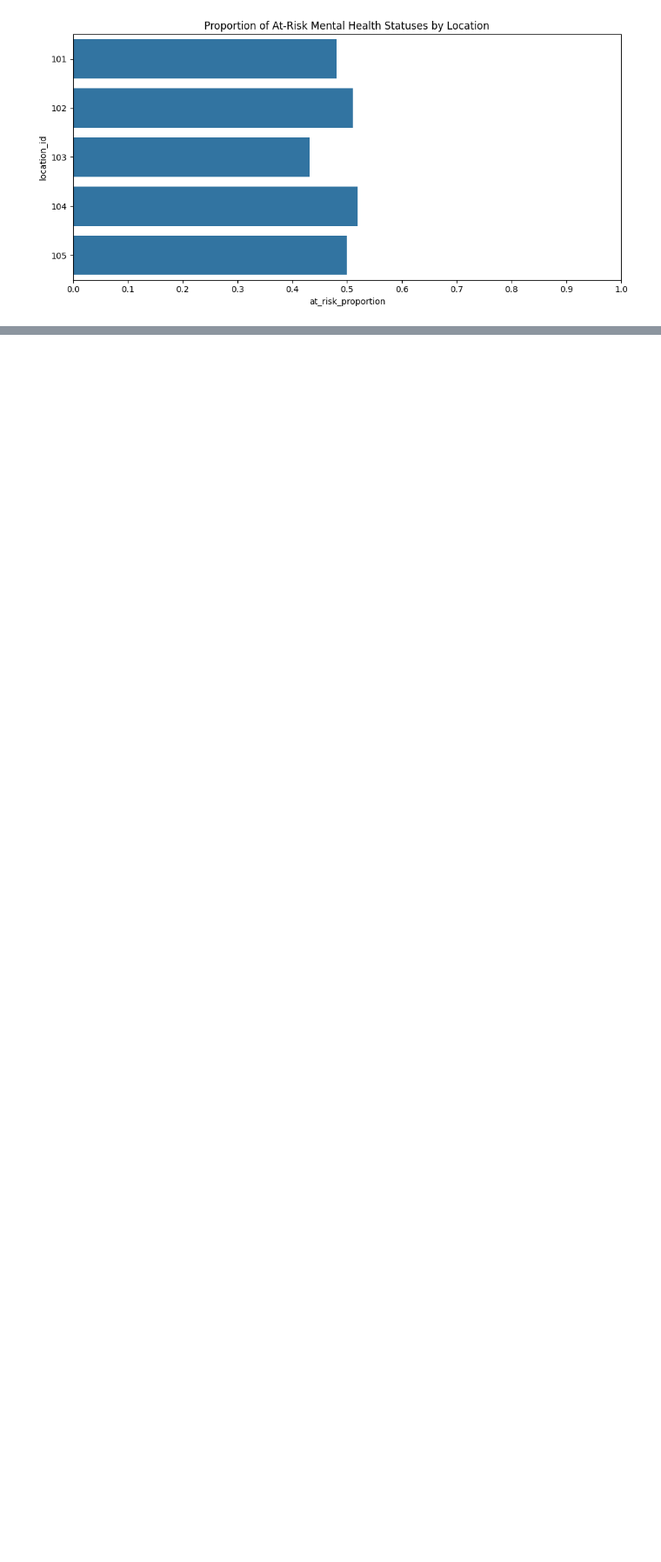
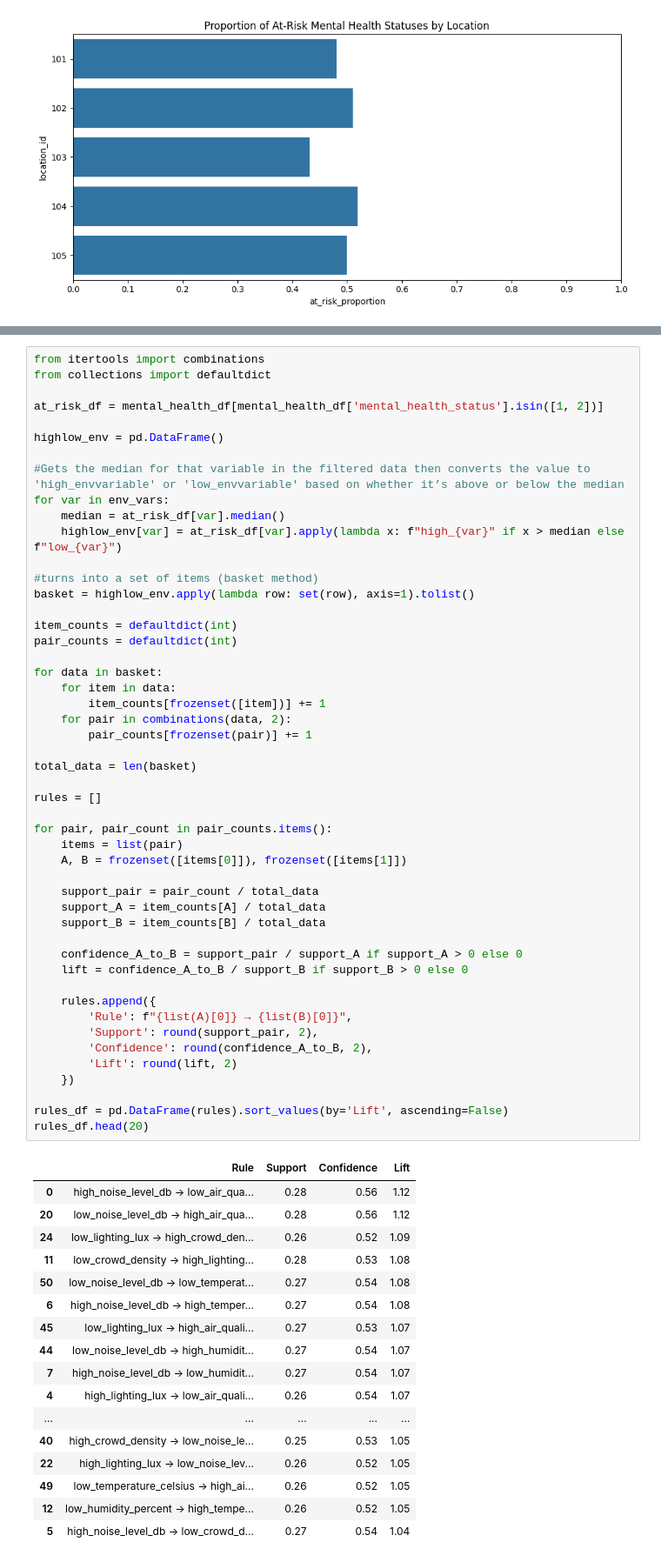
Before and after one commit to lanc3reyes/csmodel_mp, a Jupyter notebook: CSMODEL_Phase1_Group9.ipynb, the cells around one changed output, grey strips where cells are left out. Shown at 87% size. Saved outputs shown, nothing was run; the diff lists cells and outputs as text; blank space fills up the shorter version.

```diff
--- a/CSMODEL_Phase1_Group9.ipynb
+++ b/CSMODEL_Phase1_Group9.ipynb
@@ -856,0 +955,67 @@ To summarize the graph, the displays the proportion of mental health records mar
+# %%
+from itertools import combinations
+from collections import defaultdict
+
+at_risk_df = mental_health_df[mental_health_df['mental_health_status'].isin([1, 2])]
+
+highlow_env = pd.DataFrame()
+
+#Gets the median for that variable in the filtered data then converts the value to 'high_envvariable' or 'low_envvariable' based on whether it’s above or below the median
+for var in env_vars:
+    median = at_risk_df[var].median()
+    highlow_env[var] = at_risk_df[var].apply(lambda x: f"high_{var}" if x > median else f"low_{var}")
+
+#turns into a set of items (basket method)
+basket = highlow_env.apply(lambda row: set(row), axis=1).tolist()
+
+item_counts = defaultdict(int)
+pair_counts = defaultdict(int)
+
+for data in basket:
+    for item in data:
+        item_counts[frozenset([item])] += 1
+    for pair in combinations(data, 2):
+        pair_counts[frozenset(pair)] += 1
+
+total_data = len(basket)
+
+rules = []
+
+for pair, pair_count in pair_counts.items():
+    items = list(pair)
+    A, B = frozenset([items[0]]), frozenset([items[1]])
+
+    support_pair = pair_count / total_data
+    support_A = item_counts[A] / total_data
+    support_B = item_counts[B] / total_data
+
+    confidence_A_to_B = support_pair / support_A if support_A > 0 else 0
+    lift = confidence_A_to_B / support_B if support_B > 0 else 0
+
+    rules.append({
+        'Rule': f"{list(A)[0]} → {list(B)[0]}",
+        'Support': round(support_pair, 2),
+        'Confidence': round(confidence_A_to_B, 2),
+        'Lift': round(lift, 2)
+    })
+
+rules_df = pd.DataFrame(rules).sort_values(by='Lift', ascending=False)
+rules_df.head(20)
+# %% [output]
+|  | Rule | Support | Confidence | Lift |
+| 0 | high_noise_level_db → low_air_qua... | 0.28 | 0.56 | 1.12 |
+| 20 | low_noise_level_db → high_air_qua... | 0.28 | 0.56 | 1.12 |
+| 24 | low_lighting_lux → high_crowd_den... | 0.26 | 0.52 | 1.09 |
+| 11 | low_crowd_density → high_lighting... | 0.28 | 0.53 | 1.08 |
+| 50 | low_noise_level_db → low_temperat... | 0.27 | 0.54 | 1.08 |
+| 6 | high_noise_level_db → high_temper... | 0.27 | 0.54 | 1.08 |
+| 45 | low_lighting_lux → high_air_quali... | 0.27 | 0.53 | 1.07 |
+| 44 | low_noise_level_db → high_humidit... | 0.27 | 0.54 | 1.07 |
+| 7 | high_noise_level_db → low_humidit... | 0.27 | 0.54 | 1.07 |
+| 4 | high_lighting_lux → low_air_quali... | 0.26 | 0.54 | 1.07 |
+| ... | ... | ... | ... | ... |
+| 40 | high_crowd_density → low_noise_le... | 0.25 | 0.53 | 1.05 |
+| 22 | high_lighting_lux → low_noise_lev... | 0.26 | 0.52 | 1.05 |
+| 49 | low_temperature_celsius → high_ai... | 0.26 | 0.52 | 1.05 |
+| 12 | low_humidity_percent → high_tempe... | 0.26 | 0.52 | 1.05 |
+| 5 | high_noise_level_db → low_crowd_d... | 0.27 | 0.54 | 1.04 |
```
Also changed, not shown: parts of 19 cells of this notebook.
